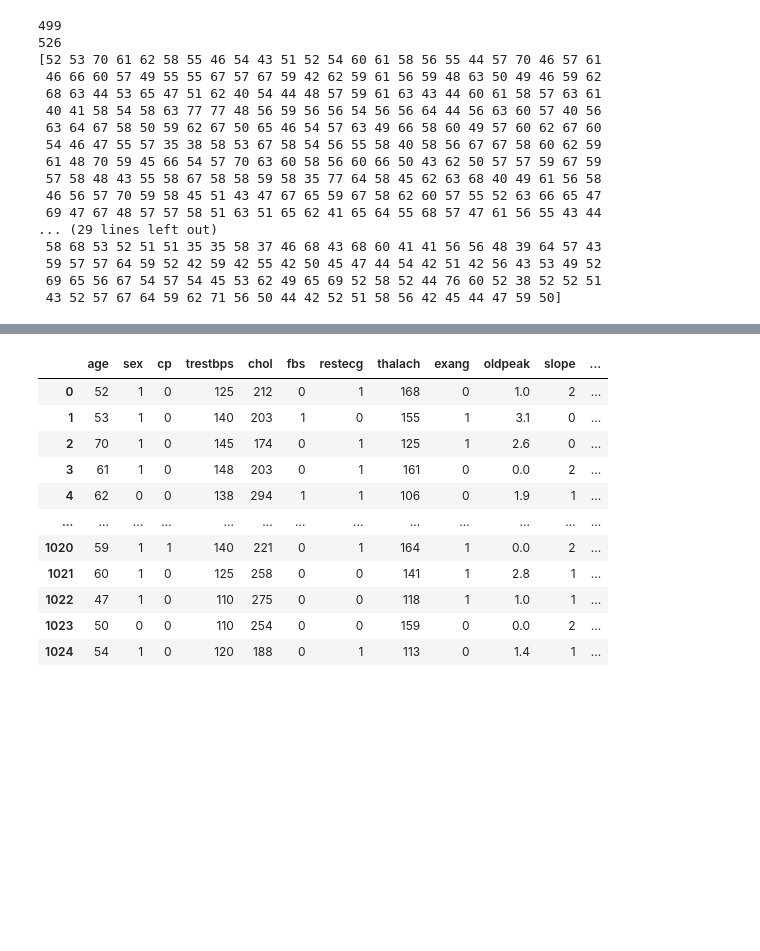
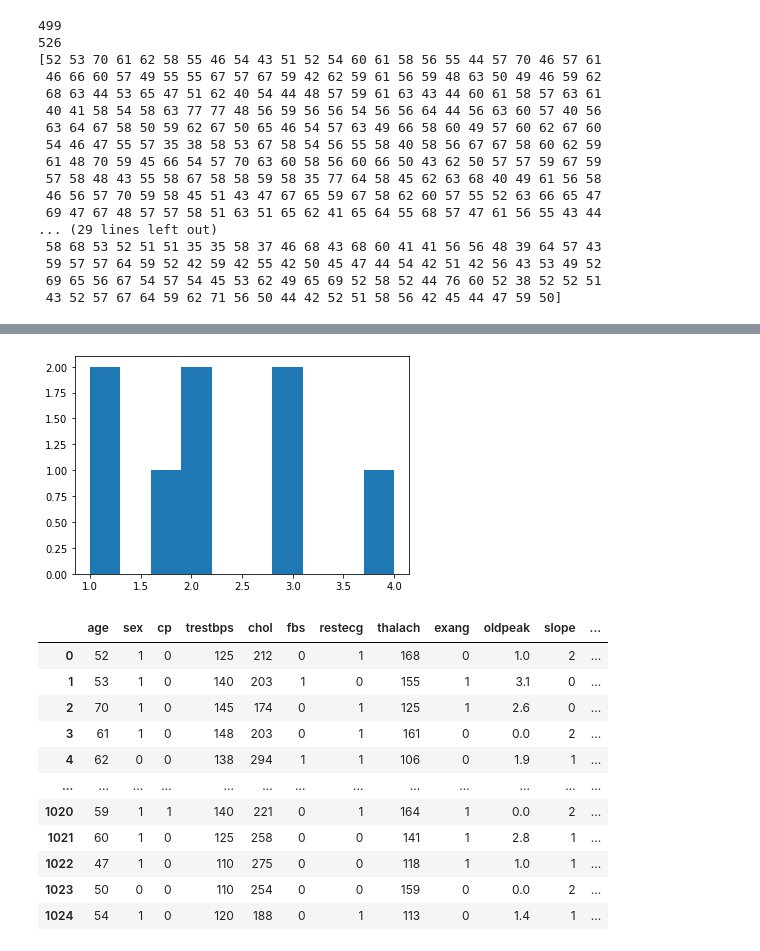
Before and after one commit to deepak-1197/small-projects, a Jupyter notebook: Heart_Disease.ipynb, the cells around one changed output, grey strips where cells are left out. Drawn from its saved outputs; the diff is of its cells as text; code cells hidden in the pictures; blank space fills up the shorter version.

```diff
--- a/Heart_Disease.ipynb
+++ b/Heart_Disease.ipynb
@@ -114,6 +116,12 @@ plt.show()
 # %%
 x=sample_df[['age','sex','cp','trestbps','chol','fbs','restecg','thalach','exang','oldpeak','slope','ca','thal']]
 y=sample_df['target']
+# %%
+ar=[1,2,3,4,1,3,1.7,1.9]
+plt.hist(ar)
+plt.show()
+# %% [output]
+[figure, added]
 # %%
 x
 # %% [output]
```
Also changed, not shown: parts of 2 cells of this notebook.
